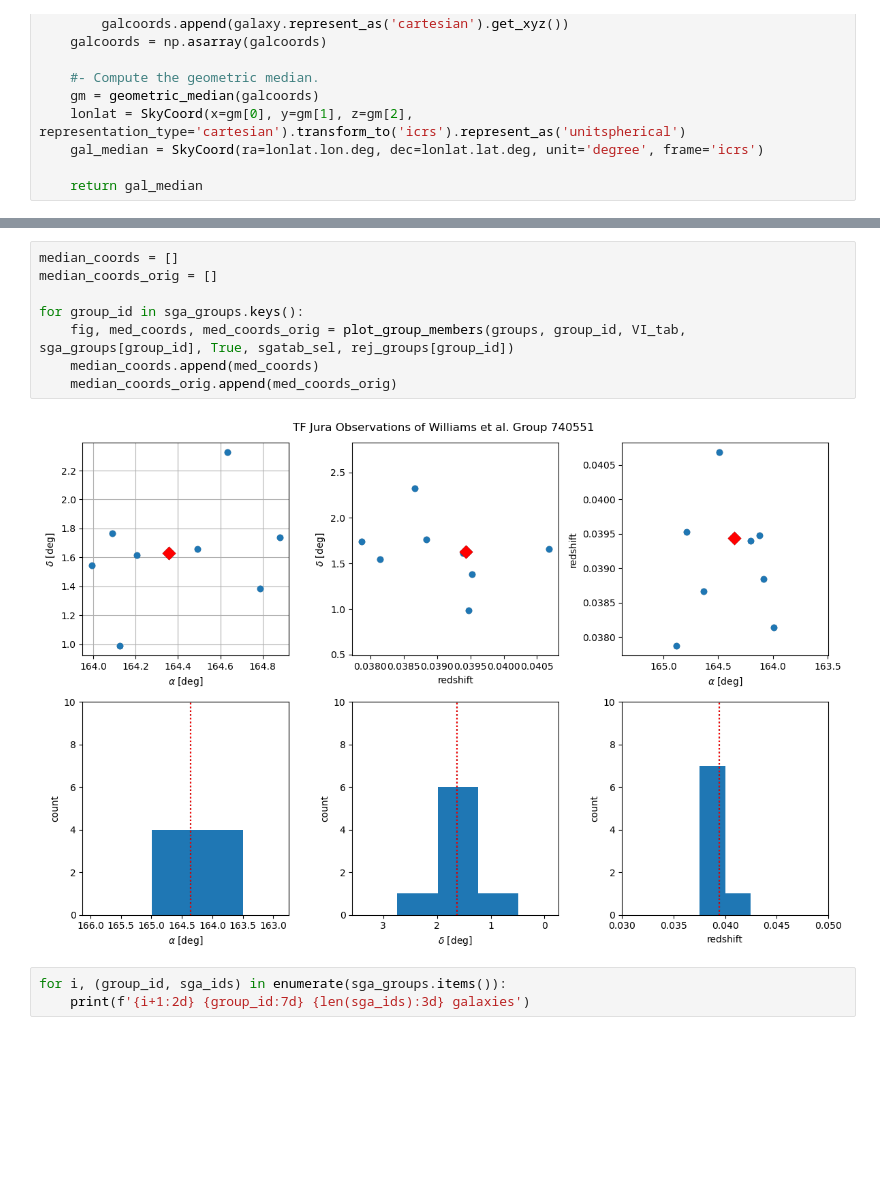
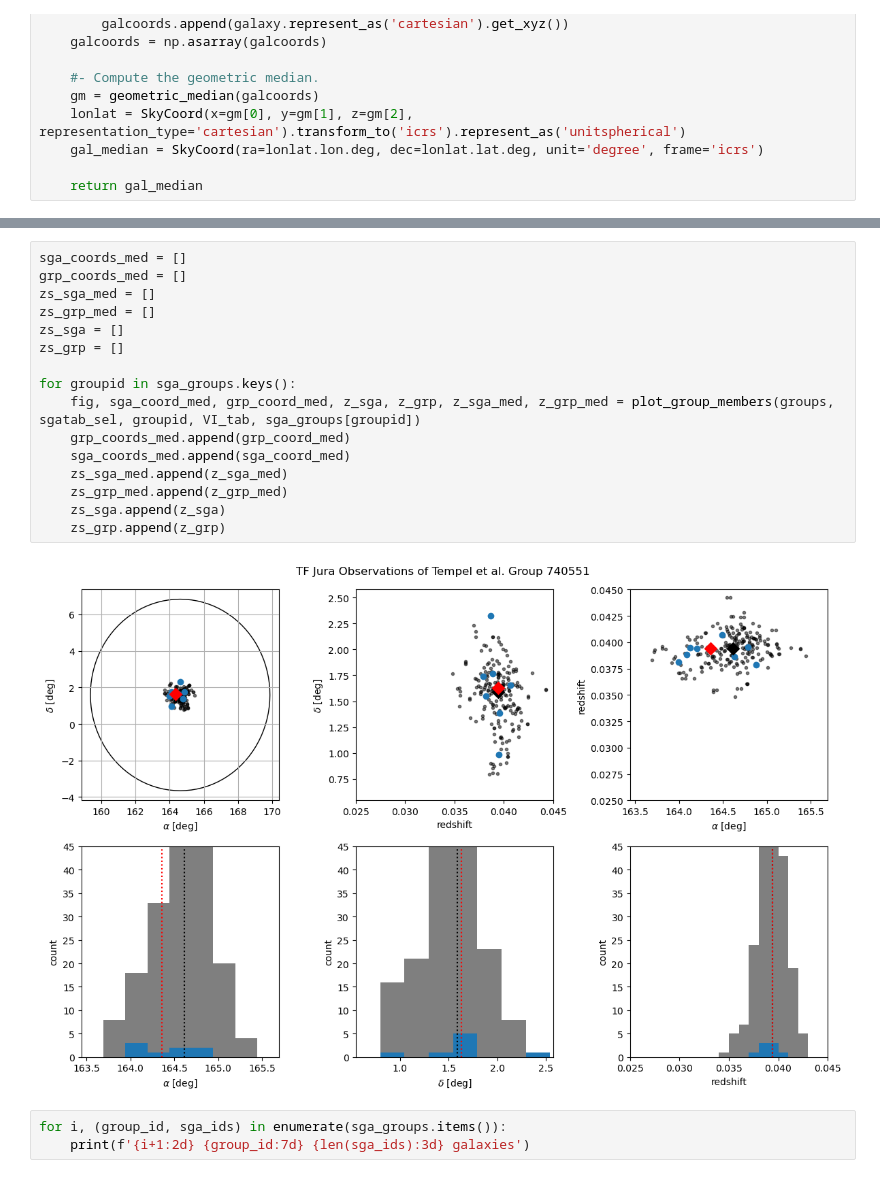
Before and after one commit to DESI-UR/DESI_SGA, a Jupyter notebook: TF/Y1/TF_Y1_cluster_calibration_MJ_DESI.ipynb, the cells around one changed output, grey strips where cells are left out. Cells and saved outputs as stored; diff of their text form; blank space fills up the shorter version.

Commit message:
updated separation and delta v cuts, bowtie plots

```diff
--- a/TF/Y1/TF_Y1_cluster_calibration_MJ_DESI.ipynb
+++ b/TF/Y1/TF_Y1_cluster_calibration_MJ_DESI.ipynb
@@ -826,13 +746,21 @@ def plot_group_members(groups, group_id, sgacat, sga_ids, rejects, rejcat, rej_i
 # %%
-median_coords = []
-median_coords_orig = []
+sga_coords_med = []
+grp_coords_med = []
+zs_sga_med = []
+zs_grp_med = []
+zs_sga = []
+zs_grp = []
 
-for group_id in sga_groups.keys():
-    fig, med_coords, med_coords_orig = plot_group_members(groups, group_id, VI_tab, sga_groups[group_id], True, sgatab_sel, rej_groups[group_id])
-    median_coords.append(med_coords)
-    median_coords_orig.append(med_coords_orig)
+for groupid in sga_groups.keys():
+    fig, sga_coord_med, grp_coord_med, z_sga, z_grp, z_sga_med, z_grp_med = plot_group_members(groups, sgatab_sel, groupid, VI_tab, sga_groups[groupid])
+    grp_coords_med.append(grp_coord_med)
+    sga_coords_med.append(sga_coord_med)
+    zs_sga_med.append(z_sga_med)
+    zs_grp_med.append(z_grp_med)
+    zs_sga.append(z_sga)
+    zs_grp.append(z_grp)
 # %% [output]
-[figure, old version]
+[figure, new version]
 # %%
 for i, (group_id, sga_ids) in enumerate(sga_groups.items()):
     print(f'{i+1:2d} {group_id:7d} {len(sga_ids):3d} galaxies')
```
Also changed, not shown: parts of 20 cells of this notebook, 3 other files.
